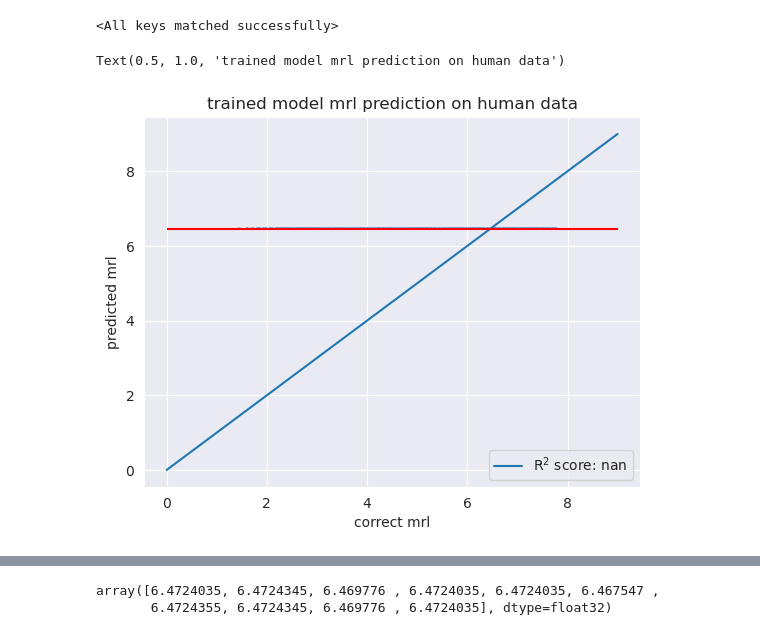
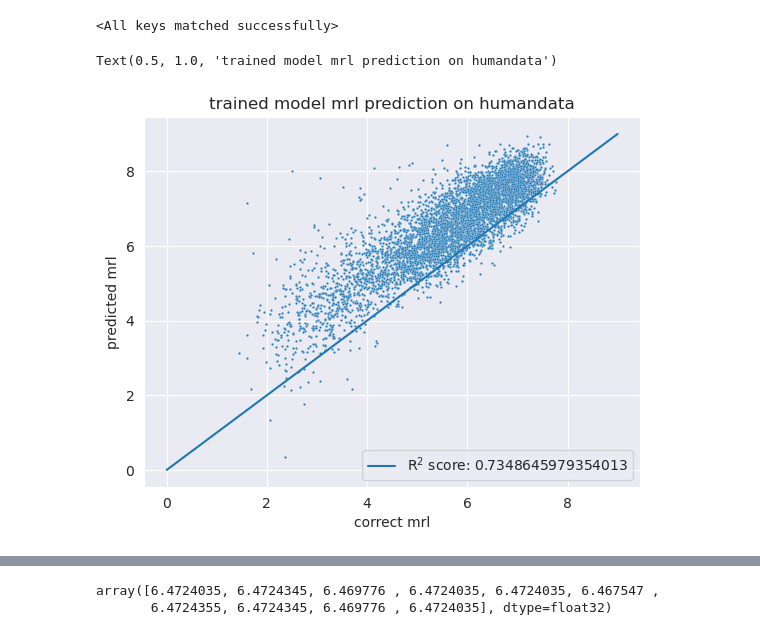
Before and after one commit to jechochamber/Bachelor, a Jupyter notebook: model.ipynb, the cells around one changed output, grey strips where cells are left out. Cells and saved outputs as stored; diff of their text form; code cells hidden in the pictures.

```diff
--- a/model.ipynb
+++ b/model.ipynb
@@ -101,2 +116,7 @@ valloader=torch.utils.data.DataLoader(human_val,batch_size=batch_size,shuffle=Tr
 # %%
-sns.histplot(data=full_dataset,x='rl',bins=50,multiple='layer',hue='Group',stat='probability',common_norm=False)
+sns.set_style('whitegrid')
+plt.rc('font',size=14)
+fig,ax=plt.subplots(figsize=(8,4.5))
+sns.histplot(data=full_dataset,x='rl',bins=50,multiple='layer',hue='Group',stat='probability',common_norm=False,ax=ax)
+ax.set_xlabel('MRL')
+fig.tight_layout()
@@ -197,14 +214,13 @@ def train_one_epoch(epoch,trainloader,valloader):
         val_batch_plot.append(batch_index+1+epoch*len(trainloader))
         val_running_loss = 0.0
         tmp_min=es_min_loss
-        if earlystopper(val_mean_loss,patience=1000,epsilon=1e-7):
+        if earlystopper(val_mean_loss,patience=len(trainloader),epsilon=1e-4):
             print(f'Stopping at epoch {epoch+1}, batch {batch_index+1}')
             stopcondition = False
             break
         if es_min_loss!=tmp_min:
             min_batch_plot.append(batch_index+1+epoch*len(trainloader))
             minimum_plot.append(es_min_loss)
-#auf drei epochen testen
 # %%
 untrained_random_mrl=net(testseqs1.to(device)).cpu().detach().numpy().reshape(-1,)
 untrained_human_mrl=net(testseqs2.to(device)).cpu().detach().numpy().reshape(-1,)
@@ -296,9 +339,26 @@ r2_rt_plot=r2_plots[1]
 # %%
-sns.lineplot(x=np.arange(0,len(r2_ht_plot),1),y=r2_ht_plot,label='R$^2$ on human test',marker='+',color='#d31f11')
-sns.lineplot(x=np.arange(0,len(r2_rt_plot),1),y=r2_rt_plot,label='R$^2$ on random test',marker='*',color='#007191')
-plt.vlines(np.arange(0,len(r2_ht_plot),1),0,1,linestyles='dashed',alpha=0.1)
+%matplotlib qt
+sns.set_style('whitegrid')
+plt.rc('font',size=18)
+fig,ax=plt.subplots(figsize=(16,9))
+labels=['R$^2$ on human test set, JSD sampled','R$^2$ on random test set, JSD sampled','R$^2$ on human test set, no sampling','R$^2$ on human test set, no sampling']
+sns.lineplot(x=np.arange(0,len(r2_sampled_ht_mean),1),y=r2_sampled_ht_mean,label='R$^2$ on human test set, JSD sampled',marker='.',color=sns.color_palette('Blues')[-2],ax=ax)
+sns.lineplot(x=np.arange(0,len(r2_sampled_rt_mean),1),y=r2_sampled_rt_mean,label='R$^2$ on random test set, JSD sampled',marker='.',color=sns.color_palette('Oranges')[-2],ax=ax)
+ax.errorbar(np.arange(0,len(r2_sampled_ht_mean),1),r2_sampled_ht_mean,r2_sampled_ht_std,color=sns.color_palette('Blues')[-2],capsize=3)
+ax.errorbar(np.arange(0,len(r2_sampled_rt_mean),1),r2_sampled_rt_mean,r2_sampled_rt_std,color=sns.color_palette('Oranges')[-2],capsize=3)
+
+sns.lineplot(x=np.arange(0,len(r2_shuffled_ht_mean),1),y=r2_shuffled_ht_mean,label='R$^2$ on human test set, no sampling',marker='.',color=sns.color_palette('Blues')[2],ax=ax)
+sns.lineplot(x=np.arange(0,len(r2_shuffled_rt_mean),1),y=r2_shuffled_rt_mean,label='R$^2$ on random test set, no sampling',marker='.',color=sns.color_palette('Oranges')[2],ax=ax)
+ax.errorbar(np.arange(0,len(r2_shuffled_ht_mean),1),r2_shuffled_ht_mean,r2_shuffled_ht_std,color=sns.color_palette('Blues')[2],capsize=3)
+ax.errorbar(np.arange(0,len(r2_shuffled_rt_mean),1),r2_shuffled_rt_mean,r2_shuffled_rt_std,color=sns.color_palette('Oranges')[2],capsize=3)
+legend = ax.get_legend()
+handles=legend.legend_handles
+ax.legend(handles=handles,labels=labels,fontsize=16,loc='upper left')
+ax.vlines(np.arange(0,len(r2_sampled_ht_mean),1),0,1,linestyles='dashed',alpha=0.1)
 plot_xticks=[f'{i*10}%' for i in range(11)]
-#plot_xticks.insert(0,'')
-plt.ylim([0,1])
-plt.xticks(np.arange(0,len(r2_rt_plot),1),plot_xticks)
+ax.set_xlabel('Percent of complete random dataset')
+ax.set_ylabel('R$^2$ of predicted vs. trained mrl')
+ax.set_ylim([0.5,1])
+ax.set_xticks(np.arange(0,len(r2_sampled_rt_mean),1),plot_xticks)
+fig.tight_layout()
 plt.show()
@@ -419,7 +490,7 @@ torch.load("data/random_unval.pt",)
 # %%
 net.load_state_dict(torch.load('data/random_unval.pt',weights_only=True))
 # %%
-net.load_state_dict(torch.load('models/JSD_trained_h100.pt',weights_only=False))
+net.load_state_dict(torch.load('models/models_run02/JSD_trained_h100.pt',weights_only=False))
 # %% [output]
 <All keys matched successfully>
 # %%
@@ -431,14 +502,14 @@ trained_human_mrl = scaler.inverse_transform(trained_human_mrl.reshape([-1,1])).
 # %%
 %matplotlib inline
 sns.scatterplot(x=correct_human_mrl,y=trained_human_mrl,s=3)
 sns.lineplot(x=np.linspace(0,9,num=10),y=np.linspace(0,9,num=10),label=f'R$^2$ score: {pearsonr(correct_human_mrl,trained_human_mrl)[0]**2}')
-plt.hlines(xmin=0,xmax=9,y=full_dataset['rl'].mean(),color='red')
+#plt.hlines(xmin=0,xmax=9,y=full_dataset['rl'].mean(),color='red')
 #plt.xlim(0,10)
 #plt.ylim(0,10)
 plt.xlabel("correct mrl")
 plt.ylabel("predicted mrl")
 plt.legend(loc='lower right')
-plt.title(f"trained model mrl prediction on human data")
+plt.title(f"trained model mrl prediction on humandata")
 # %% [output]
-Text(0.5, 1.0, 'trained model mrl prediction on human data')
+Text(0.5, 1.0, 'trained model mrl prediction on humandata')
-[figure, old version]
+[figure, new version]
```
Also changed, not shown: parts of 46 cells of this notebook, 11 other files.
